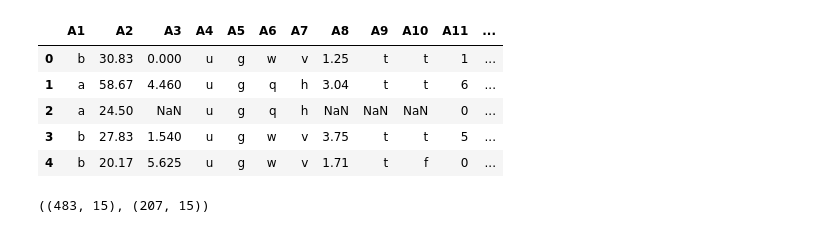
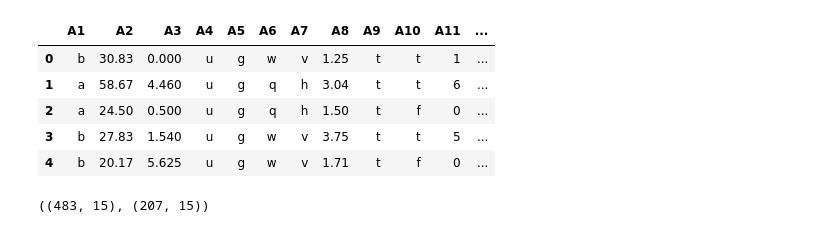
Before and after one commit to taipeihugo/Feature-Engineering, a Jupyter notebook: 5-1-2-3.ipynb, the cells around one changed output. Cells and saved outputs as stored; diff of their text form; code cells hidden in the pictures.

Commit message:
!git clone https://github.com/taipeihugo/Feature-Engineering.git -q data = pd.read_csv("Feature-Engineering/credit_approval_uci.csv")

```diff
--- a/5-1-2-3.ipynb
+++ b/5-1-2-3.ipynb
@@ -13,11 +19,11 @@ from feature_engine.imputation import MeanMedianImputer
 # %%
-data = pd.read_csv("credit_approval_uci.csv")
+data = pd.read_csv("Feature-Engineering/credit_approval_uci.csv")
 data.head()
 # %% [output]
 |  | A1 | A2 | A3 | A4 | A5 | A6 | A7 | A8 | A9 | A10 | A11 | ... |
 | 0 | b | 30.83 | 0.000 | u | g | w | v | 1.25 | t | t | 1 | ... |
 | 1 | a | 58.67 | 4.460 | u | g | q | h | 3.04 | t | t | 6 | ... |
-| 2 | a | 24.50 | NaN | u | g | q | h | NaN | NaN | NaN | 0 | ... |
+| 2 | a | 24.50 | 0.500 | u | g | q | h | 1.50 | t | f | 0 | ... |
 | 3 | b | 27.83 | 1.540 | u | g | w | v | 3.75 | t | t | 5 | ... |
 | 4 | b | 20.17 | 5.625 | u | g | w | v | 1.71 | t | f | 0 | ... |
 # %%
```
Also changed, not shown: parts of 13 cells of this notebook.
